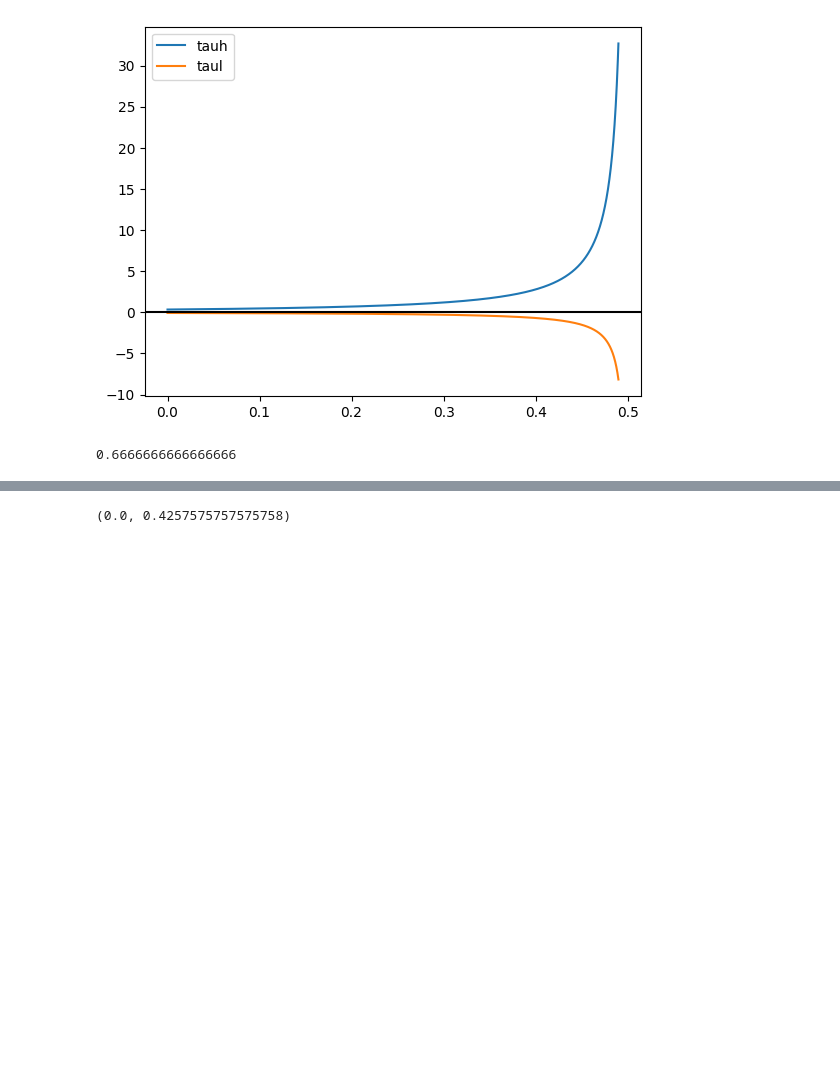
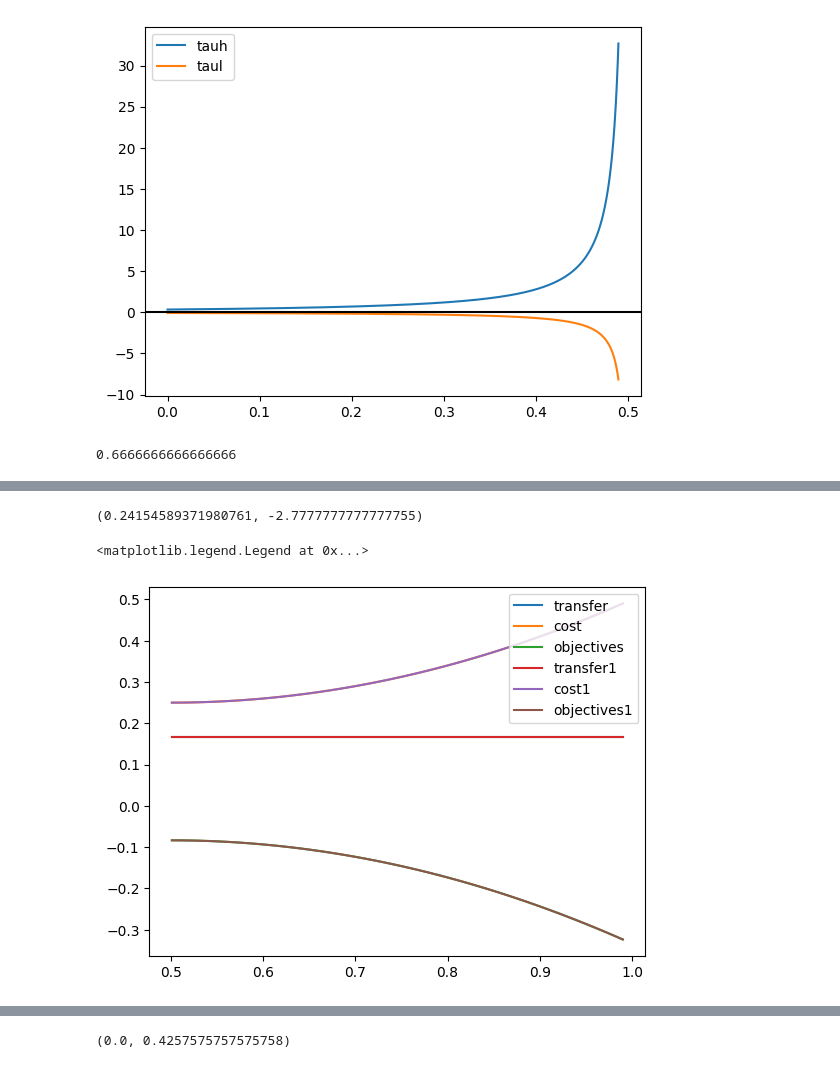
Before and after one commit to tdfalc/trading-information, a Jupyter notebook: analytics/test.ipynb, the cells around one changed output, grey strips where cells are left out. Saved outputs shown, nothing was run; the diff lists cells and outputs as text; code cells hidden in the pictures; blank space fills up the shorter version.

```diff
--- a/analytics/test.ipynb
+++ b/analytics/test.ipynb
@@ -137,0 +166,32 @@ array([-2.77828308e-16,  1.00000000e+00,  3.33333333e-01,  9.42055446e-16])
+# %%
+type_low = theta_l
+type_high = theta_h
+prob_state0 = 0.8
+phi = 0.54
+
+def tau_critical_low(type_low: float, type_high: float, prob_state0: float, phi: float) -> float:
+    return ((1 - type_low) - phi * (1 - type_high)) / ((1 - phi) * D(prob_state0))
+
+
+def tau_critical_high(type_high: float, prob_state0: float) -> float:
+    return (1 - type_high) / D(prob_state0)
+
+tau_critical_low(type_low, type_high, prob_state0, phi), tau_critical_high(type_high, prob_state0)
+# %% [output]
+(0.24154589371980761, -2.7777777777777755)
+# %%
+transfers1 = transfers
+costs1 = costs
+objectives1 = objectives
+# %%
+plt.plot(prob_state0s, transfers, label="transfer")
+plt.plot(prob_state0s, costs, label="cost")
+plt.plot(prob_state0s, objectives, label="objectives")
+
+plt.plot(prob_state0s, transfers1, label="transfer1")
+plt.plot(prob_state0s, costs1, label="cost1")
+plt.plot(prob_state0s, objectives1, label="objectives1")
+plt.legend()
+# %% [output]
+<matplotlib.legend.Legend at 0x...>
+[figure, added]
```
Also changed, not shown: parts of 29 cells of this notebook, 8 other files.
